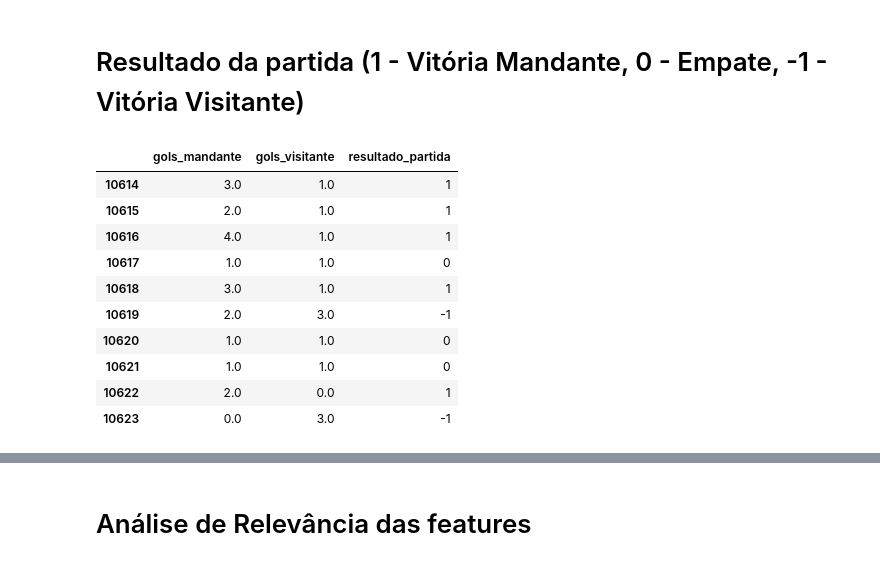
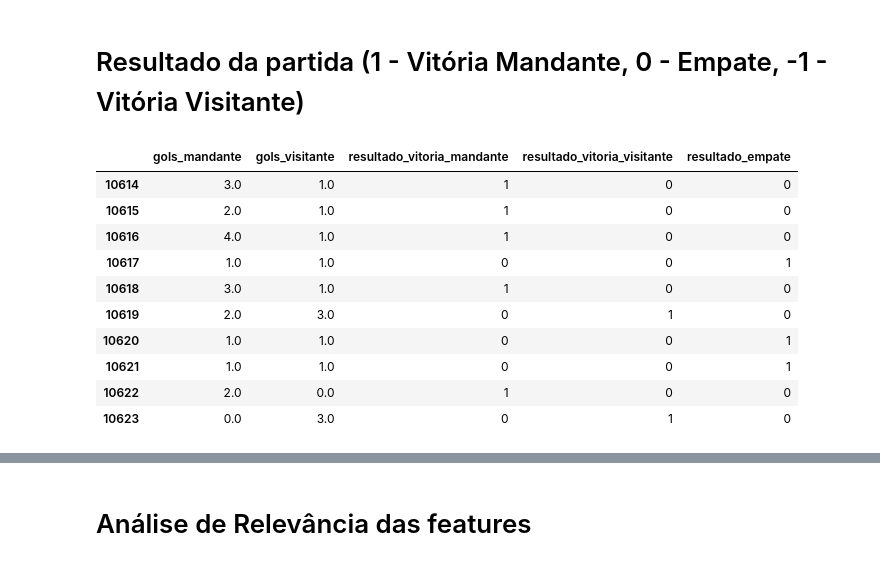
Before and after one commit to leandroassis/sportbet_model, a Jupyter notebook: data/feature_eng.ipynb, the cells around one changed output, grey strips where cells are left out. Saved outputs shown, nothing was run; the diff lists cells and outputs as text; code cells hidden in the pictures.

```diff
--- a/data/feature_eng.ipynb
+++ b/data/feature_eng.ipynb
@@ -529,9 +547,8 @@ for ano in dataset['ano_campeonato'].unique():
         dataset.loc[(dataset['ano_campeonato'] == ano) & (dataset['arbitro'].isna()), 'arbitro'] = arbitro_mais_comum
 
 # Se ainda houver algum NaN (ex: uma temporada inteira sem dados de árbitro), deixa o imputer lidar
-#moda_geral_arbitro = dataset['arbitro'].mode()[0]
-#dataset['arbitro'] = dataset['arbitro'].fillna(moda_geral_arbitro)
-dataset['arbitro'] = dataset['arbitro'].fillna('Desconhecido') # preence com valor genérico que será tratado pelo imputer
+moda_geral_arbitro = dataset['arbitro'].mode()[0]
+dataset['arbitro'] = dataset['arbitro'].fillna(moda_geral_arbitro)
 
 dataset.info()
 # %% [output]
@@ -578,13 +595,11 @@ for ano in dataset['ano_campeonato'].unique():
 
 # Para casos onde um time possa não ter nenhum registro de técnico em uma temporada (improvável)
 # deixa o imputer lidar
-#moda_geral_tecnico_mandante = dataset['tecnico_mandante'].mode()[0]
-#moda_geral_tecnico_visitante = dataset['tecnico_visitante'].mode()[0]
+moda_geral_tecnico_mandante = dataset['tecnico_mandante'].mode()[0]
+moda_geral_tecnico_visitante = dataset['tecnico_visitante'].mode()[0]
 
-#dataset['tecnico_mandante'] = dataset['tecnico_mandante'].fillna(moda_geral_tecnico_mandante)
-#dataset['tecnico_visitante'] = dataset['tecnico_visitante'].fillna(moda_geral_tecnico_visitante)
-dataset['tecnico_mandante'] = dataset['tecnico_mandante'].fillna('Desconecido') # preence com valor genérico que será tratado pelo imputer
-dataset['tecnico_visitante'] = dataset['tecnico_visitante'].fillna('Desconecido') # preence com valor genérico que será tratado pelo imputer
+dataset['tecnico_mandante'] = dataset['tecnico_mandante'].fillna(moda_geral_tecnico_mandante)
+dataset['tecnico_visitante'] = dataset['tecnico_visitante'].fillna(moda_geral_tecnico_visitante)
 
 dataset.info()
 # %% [output]
@@ -694,21 +708,22 @@ from sklearn.impute import KNNImputer
 
 # Seleciona as colunas que serão usadas como features para o imputer
 # Exclui colunas categóricas já encodadas, identificadores e as próprias colunas de target (Avg*)
-feature_cols = [col for col in dataset.columns if dataset[col].dtype in ['int64', 'float64'] and col not in ['AvgCH', 'AvgCD', 'AvgCA']]
+colunas_target = ['AvgCH', 'AvgCD', 'AvgCA', 'valor_equipe_titular_mandante', 'valor_equipe_titular_visitante']
+feature_cols = [col for col in dataset.columns if dataset[col].dtype in ['int64', 'float64'] and col not in colunas_target]
 
 # Instancia o KNNImputer
 imputer = KNNImputer(n_neighbors=50, weights='distance')  # Usando pesos baseados na distância para dar mais importância aos vizinhos mais próximos
 
 # Aplica o imputer no dataset. O resultado é um array numpy.
 # Usamos apenas as colunas de features e as que queremos preencher.
-cols_to_impute = feature_cols + ['AvgCH', 'AvgCD', 'AvgCA']
+cols_to_impute = feature_cols + colunas_target
 dataset_imputed = imputer.fit_transform(dataset[cols_to_impute])
 
 # Cria um DataFrame temporário com os dados imputados
 df_imputed = pd.DataFrame(dataset_imputed, columns=cols_to_impute, index=dataset.index)
 
 # Atualiza as colunas originais com os valores preenchidos
-for col in ['AvgCH', 'AvgCD', 'AvgCA']:
+for col in colunas_target:
     dataset[col] = df_imputed[col]
 
 dataset.info()
@@ -753,28 +768,29 @@ memory usage: 2.8 MB
 # %% [markdown]
 # Resultado da partida (1 - Vitória Mandante, 0 - Empate, -1 - Vitória Visitante)
 # %%
-conditions = [
-    (dataset['gols_mandante'] > dataset['gols_visitante']),
-    (dataset['gols_mandante'] < dataset['gols_visitante'])
-]
+# Cria a coluna resultado_vitoria_mandante
+dataset['resultado_vitoria_mandante'] = (dataset['gols_mandante'] > dataset['gols_visitante']).astype(int)
 
-choices = [1, -1]
+# Cria a coluna resultado_vitoria_visitante
+dataset['resultado_vitoria_visitante'] = (dataset['gols_mandante'] < dataset['gols_visitante']).astype(int)
 
-dataset['resultado_partida'] = np.select(conditions, choices, default=0)
+# Cria a coluna resultado_empate
+dataset['resultado_empate'] = (dataset['gols_mandante'] == dataset['gols_visitante']).astype(int)
 
-dataset[['gols_mandante', 'gols_visitante', 'resultado_partida']].tail(10)
+# Exibe as últimas 10 linhas para verificação
+dataset[['gols_mandante', 'gols_visitante', 'resultado_vitoria_mandante', 'resultado_vitoria_visitante', 'resultado_empate']].tail(10)
 # %% [output]
-|  | gols_mandante | gols_visitante | resultado_partida |
-| 10614 | 3.0 | 1.0 | 1 |
-| 10615 | 2.0 | 1.0 | 1 |
-| 10616 | 4.0 | 1.0 | 1 |
-| 10617 | 1.0 | 1.0 | 0 |
-| 10618 | 3.0 | 1.0 | 1 |
-| 10619 | 2.0 | 3.0 | -1 |
-| 10620 | 1.0 | 1.0 | 0 |
-| 10621 | 1.0 | 1.0 | 0 |
-| 10622 | 2.0 | 0.0 | 1 |
-| 10623 | 0.0 | 3.0 | -1 |
+|  | gols_mandante | gols_visitante | resultado_vitoria_mandante | resultado_vitoria_visitante | resultado_empate |
+| 10614 | 3.0 | 1.0 | 1 | 0 | 0 |
+| 10615 | 2.0 | 1.0 | 1 | 0 | 0 |
+| 10616 | 4.0 | 1.0 | 1 | 0 | 0 |
+| 10617 | 1.0 | 1.0 | 0 | 0 | 1 |
+| 10618 | 3.0 | 1.0 | 1 | 0 | 0 |
+| 10619 | 2.0 | 3.0 | 0 | 1 | 0 |
+| 10620 | 1.0 | 1.0 | 0 | 0 | 1 |
+| 10621 | 1.0 | 1.0 | 0 | 0 | 1 |
+| 10622 | 2.0 | 0.0 | 1 | 0 | 0 |
+| 10623 | 0.0 | 3.0 | 0 | 1 | 0 |
 # %%
 print(dataset.info())
 # %% [output]
```
Also changed, not shown: parts of 12 cells of this notebook, 9 other files.
